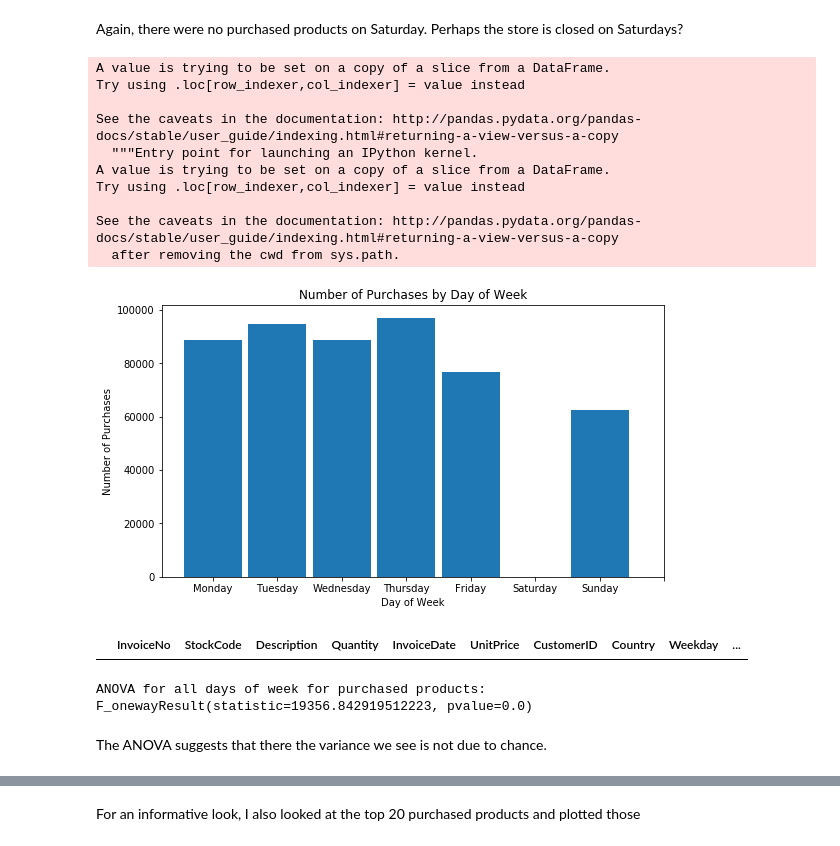
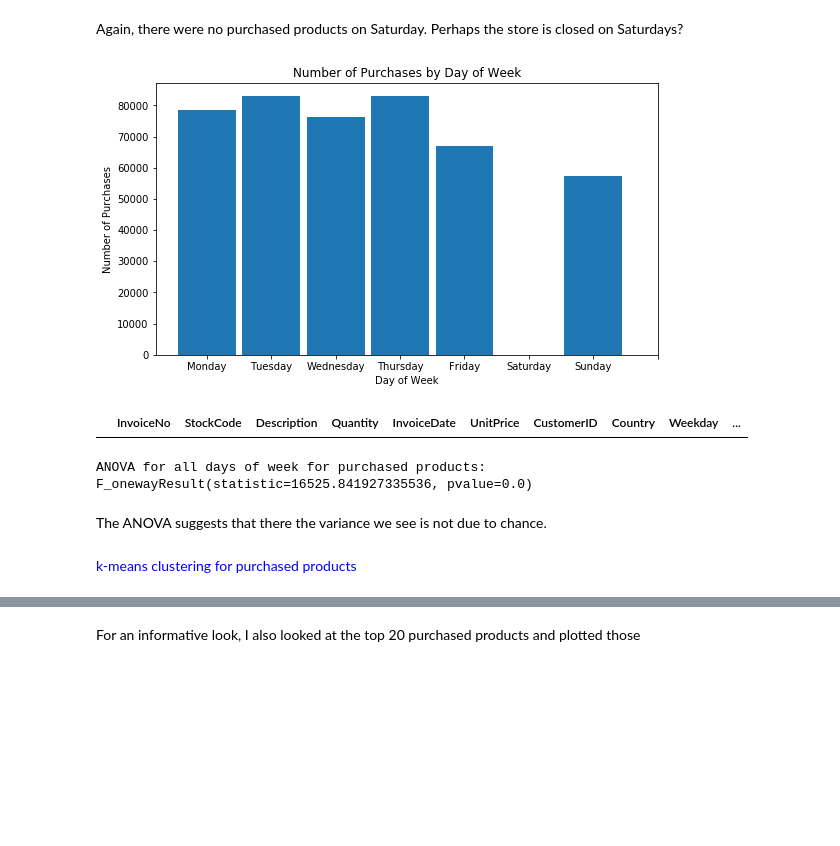
Before and after one commit to bhan-ds/Springboard-other-projects, a Jupyter notebook: capstone-2/Capstone 2.ipynb, the cells around one changed output, grey strips where cells are left out. Saved outputs shown, nothing was run; the diff lists cells and outputs as text; code cells hidden in the pictures; blank space fills up the shorter version.

```diff
--- a/capstone-2/Capstone 2.ipynb
+++ b/capstone-2/Capstone 2.ipynb
@@ -55,3 +68,26 @@ From the UCI website (where I got the data), the columns are:
    - UnitPrice: Unit price. Numeric, Product price per unit in sterling.
    - CustomerID: Customer number. Nominal, a 5-digit integral number uniquely assigned to each customer.
    - Country: Country name. Nominal, the name of the country where each customer resides.
+# %%
+#I found later on when completing clustering that I would need to create a numerical representation of the date, and country,
+#as well as add a weekday and its numerical representation.
+#I created those columns here so they would be represented in all sub-sections of the dataframe
+retail = retail.reset_index(drop=True)
+retail['Weekday'] = retail['InvoiceDate'].dt.weekday_name
+
+#returns an integer of day of week: Monday=0 to Sunday=6
+retail['WeekdayNum'] = retail['InvoiceDate'].dt.weekday
+
+#need to convert InvoiceDate to numeric value to be used in model.
+retail['DateSec'] = pd.to_datetime(retail['InvoiceDate']).astype(np.int64)
+
+#Also assigned each country to a numeric value
+#first got unique values and created a dictionary
+countries = list(retail['Country'].unique())
+countries_dict = dict(zip(countries, range(len(countries))))
+
+
+#then created a column based on dictionary pairs
+retail['CountryNum'] = retail['Country'].map(countries_dict)
+
+retail.head()
@@ -637,0 +1716,4 @@ plt.show()
+# %%
+#removing negative numbers and rechecking boxplot with log scale
+normal.drop(normal[normal['Quantity'] < 0].index, inplace=True)
+normal.info()
@@ -637,0 +1750,3 @@ plt.show()
+# %%
+#dropping quantities above 19
+normal.drop(normal[normal['Quantity'] > 19].index, inplace=True)
@@ -640,31 +1764,16 @@ I looked next at the day of the week that products were purchased on. This is si
 # %% [markdown]
 Again, there were no purchased products on Saturday. Perhaps the store is closed on Saturdays?
 # %%
-normal['Weekday'] = normal['InvoiceDate'].dt.weekday_name
-
-#returns an integer of day of week: Monday=0 to Sunday=6
-normal['WeekdayNum'] = normal['InvoiceDate'].dt.weekday
-
 weekday_int = [0,1,2,3,4,5,6,7]
 _ = plt.figure(figsize=[9,5])
 _ = plt.hist(normal['WeekdayNum'], bins=weekday_int, align='left', rwidth=0.9)
 _ = plt.xticks(ticks=weekday_int, labels=days_of_week)
 _ = plt.xlabel('Day of Week')
 _ = plt.ylabel('Number of Purchases')
 _ = plt.title('Number of Purchases by Day of Week')
 plt.show()
 # %% [output]
-A value is trying to be set on a copy of a slice from a DataFrame.
-Try using .loc[row_indexer,col_indexer] = value instead
-
-See the caveats in the documentation: http://pandas.pydata.org/pandas-docs/stable/user_guide/indexing.html#returning-a-view-versus-a-copy
-  """Entry point for launching an IPython kernel.
-A value is trying to be set on a copy of a slice from a DataFrame.
-Try using .loc[row_indexer,col_indexer] = value instead
-
-See the caveats in the documentation: http://pandas.pydata.org/pandas-docs/stable/user_guide/indexing.html#returning-a-view-versus-a-copy
-  after removing the cwd from sys.path.
-[figure, old version]
+[figure, new version]
 # %%
 normal.loc[normal['Weekday'] =='Saturday']
 # %% [output]
@@ -680,6 +1789,8 @@ sunday = normal['Weekday'] =='Sunday'
 # %%
 print('ANOVA for all days of week for purchased products:', stats.f_oneway(monday, tuesday, wednesday, thursday, friday, saturday, sunday))
 # %% [output]
-ANOVA for all days of week for purchased products: F_onewayResult(statistic=19356.842919512223, pvalue=0.0)
+ANOVA for all days of week for purchased products: F_onewayResult(statistic=16525.841927335536, pvalue=0.0)
 # %% [markdown]
 The ANOVA suggests that there the variance we see is not due to chance.
+# %% [markdown]
+<span style='color:Blue'> k-means clustering for purchased products  </span>
```
Also changed, not shown: parts of 197 cells of this notebook.
